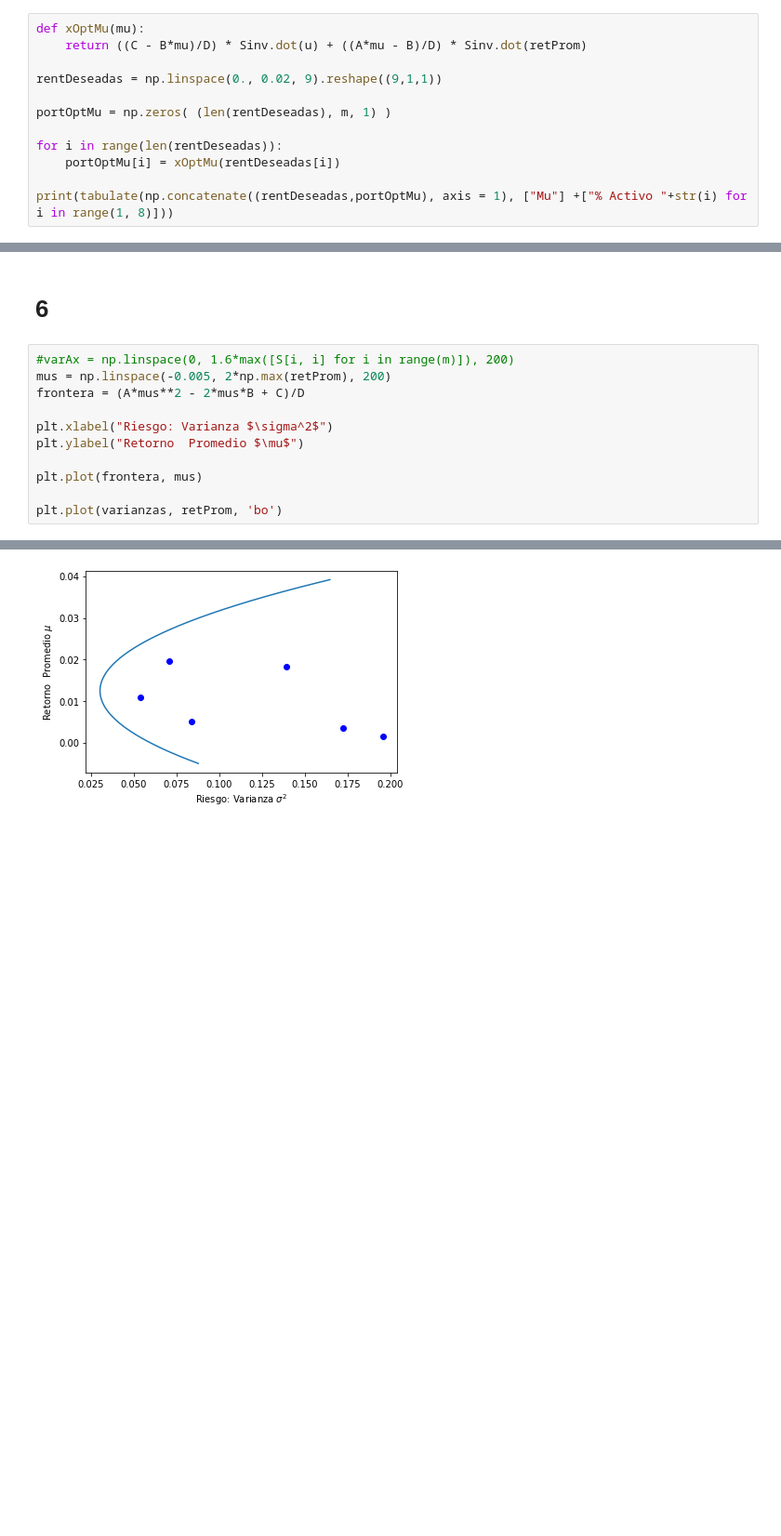
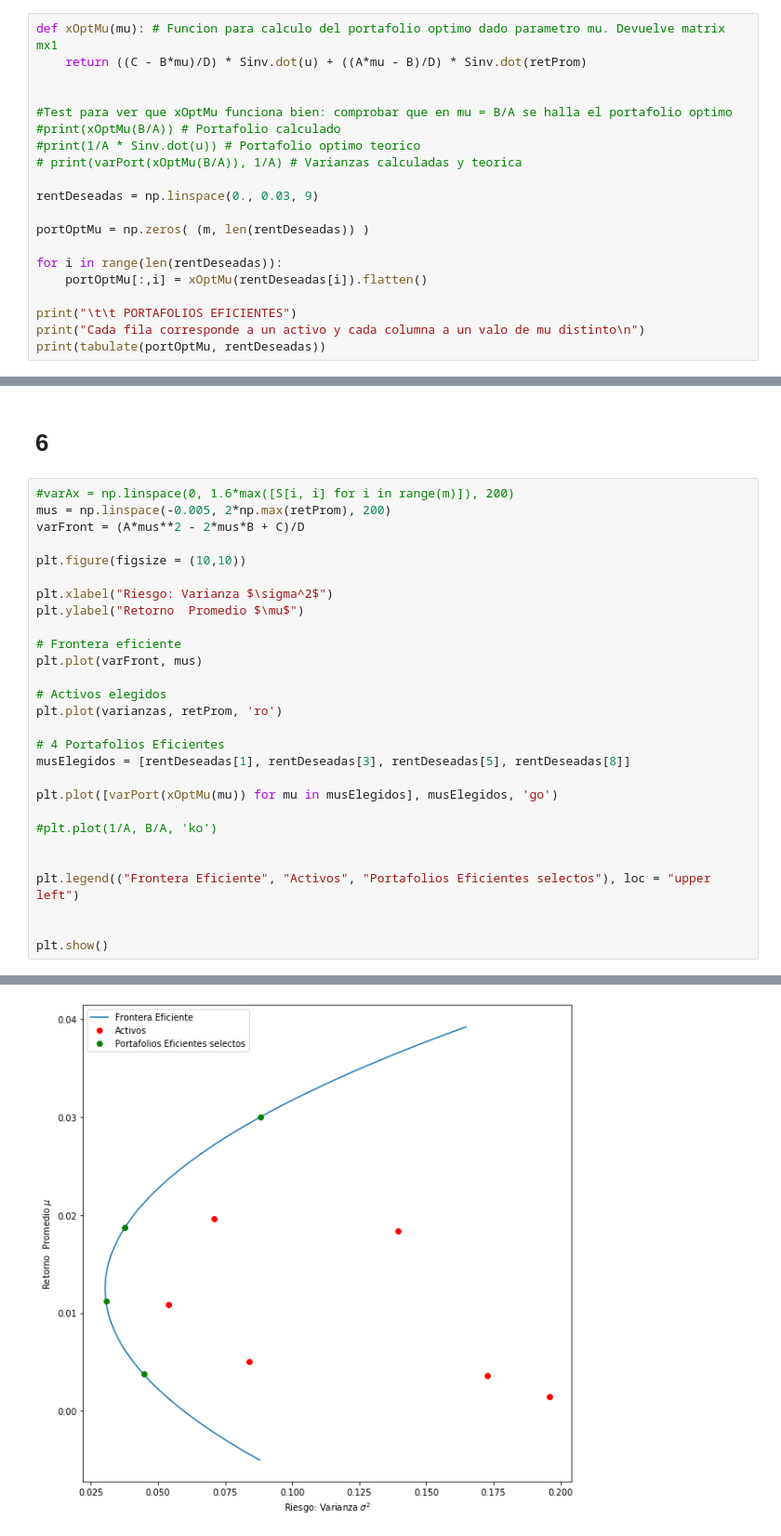
Before and after one commit to Cohnan/FinancialAdministrationModels, a Jupyter notebook: Proyecto 1 - Sebastian Puerto.ipynb, the cells around one changed output, grey strips where cells are left out. Shown: that part at 93% size. Drawn from its saved outputs; the diff is of its cells as text; blank space fills up the shorter version.

Commit message:
Punto 6 terminado! Grafica con activos y portafolios eficientes terminada

```diff
--- a/Proyecto 1 - Sebastian Puerto.ipynb
+++ b/Proyecto 1 - Sebastian Puerto.ipynb
@@ -183,15 +192,23 @@ A = 32.958628128159624   B = 0.41113541046705426         C = 0.01043930298602723
 # %% [markdown]
 Ecuación general de los portafolios óptimos dados los parámetros de la teoría $A, B, C$ y el parámetro $\mu$: $x*(\mu) = (\frac{C - B\mu}{D}) S^{-1} \hat u + (\frac{A \mu - B}{D})S^{-1}\bar r$, en nuestro caso, como:
 # %%
-def xOptMu(mu):
+def xOptMu(mu): # Funcion para calculo del portafolio optimo dado parametro mu. Devuelve matrix mx1
     return ((C - B*mu)/D) * Sinv.dot(u) + ((A*mu - B)/D) * Sinv.dot(retProm)
 
-rentDeseadas = np.linspace(0., 0.02, 9).reshape((9,1,1))
 
-portOptMu = np.zeros( (len(rentDeseadas), m, 1) )
+#Test para ver que xOptMu funciona bien: comprobar que en mu = B/A se halla el portafolio optimo
+#print(xOptMu(B/A)) # Portafolio calculado
+#print(1/A * Sinv.dot(u)) # Portafolio optimo teorico
+# print(varPort(xOptMu(B/A)), 1/A) # Varianzas calculadas y teorica
+
+rentDeseadas = np.linspace(0., 0.03, 9)
+
+portOptMu = np.zeros( (m, len(rentDeseadas)) )
 
 for i in range(len(rentDeseadas)):
-    portOptMu[i] = xOptMu(rentDeseadas[i])
+    portOptMu[:,i] = xOptMu(rentDeseadas[i]).flatten()
 
-print(tabulate(np.concatenate((rentDeseadas,portOptMu), axis = 1), ["Mu"] +["% Activo "+str(i) for i in range(1, 8)]))
+print("\t\t PORTAFOLIOS EFICIENTES")
+print("Cada fila corresponde a un activo y cada columna a un valo de mu distinto\n")
+print(tabulate(portOptMu, rentDeseadas))
 # %% [output]
@@ -213,12 +230,29 @@ En todos los portafolios hay posiciones en corto.
 # %%
 #varAx = np.linspace(0, 1.6*max([S[i, i] for i in range(m)]), 200)
 mus = np.linspace(-0.005, 2*np.max(retProm), 200)
-frontera = (A*mus**2 - 2*mus*B + C)/D
+varFront = (A*mus**2 - 2*mus*B + C)/D
+
+plt.figure(figsize = (10,10))
 
 plt.xlabel("Riesgo: Varianza $\sigma^2$")
 plt.ylabel("Retorno  Promedio $\mu$")
 
-plt.plot(frontera, mus)
+# Frontera eficiente
+plt.plot(varFront, mus)
 
-plt.plot(varianzas, retProm, 'bo')
+# Activos elegidos
+plt.plot(varianzas, retProm, 'ro')
+
+# 4 Portafolios Eficientes
+musElegidos = [rentDeseadas[1], rentDeseadas[3], rentDeseadas[5], rentDeseadas[8]]
+
+plt.plot([varPort(xOptMu(mu)) for mu in musElegidos], musElegidos, 'go')
+
+#plt.plot(1/A, B/A, 'ko')
+
+
+plt.legend(("Frontera Eficiente", "Activos", "Portafolios Eficientes selectos"), loc = "upper left")
+
+
+plt.show()
 # %% [output]
@@ -226 +259 @@ plt.plot(varianzas, retProm, 'bo')
-[figure, old version]
+[figure, new version]
```
Also changed, not shown: parts of 6 cells of this notebook.
